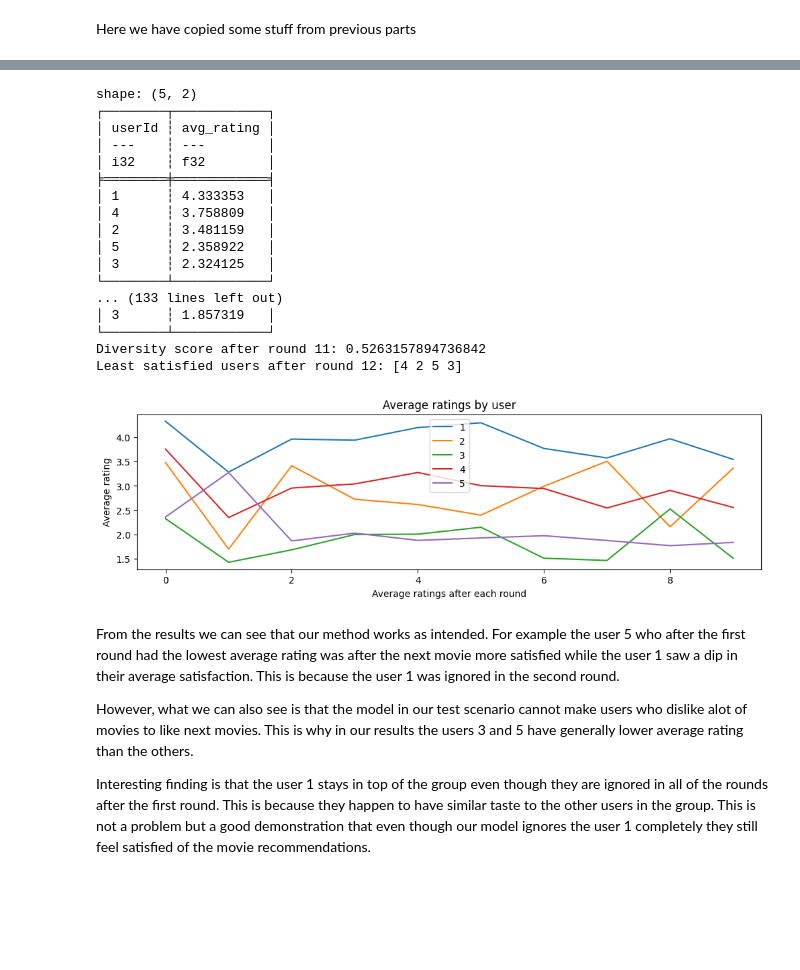
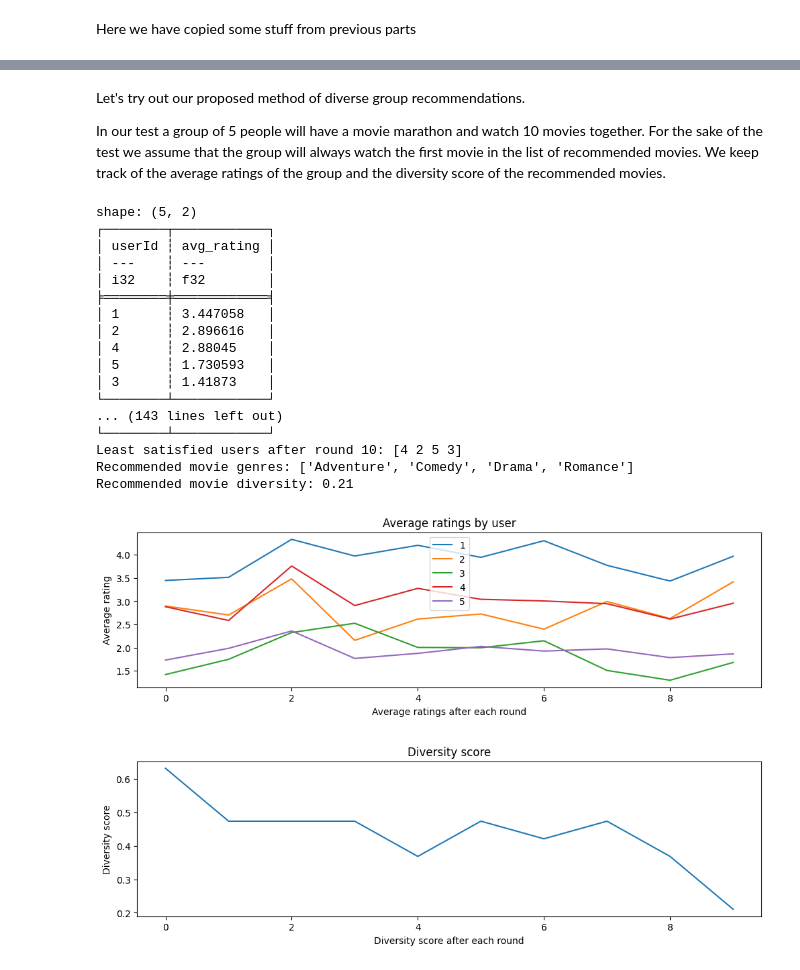
Before and after one commit to kkouri/DATA.ML.360-Recommender-Systems, a Jupyter notebook: src/part3.ipynb, the cells around one changed output, grey strips where cells are left out. Cells and saved outputs as stored; diff of their text form; code cells hidden in the pictures; blank space fills up the shorter version.

```diff
--- a/src/part3.ipynb
+++ b/src/part3.ipynb
@@ -90,17 +90,17 @@ We notice that only 13.79 % of movies have tags (which are used at least once) i
 # %% [markdown]
 Now we propose a diversity score function that takes into account genres. We do this by simply counting the amount of unique genres in the movies that we want to calculate the diversity score for. We then divide this count by the total amount of genres in the dataset. This way we get a percentage of genres that the movies cover.
 # %%
-movie_ids = [1,2]
+movie_indices = [1,2]
 
-def diversity_score(movie_ids):
+def get_diversity_score(movie_indices):
     n_genres = (
         genres_of_movies_df
-        .filter(pl.col("movieId").is_in(movie_ids))
+        .filter(pl.col("index").is_in(movie_indices))
         .select("genres")
         .n_unique()
     )
 
     return n_genres / total_genres
 
-print(f"Diversity score for movies {movie_ids}: {diversity_score(movie_ids)}")
+print(f"Diversity score for movies {movie_indices}: {get_diversity_score(movie_indices):.2f}")
 # %% [output]
@@ -480,36 +514,36 @@ In our test a group of 5 people will have a movie marathon and watch 10 movies t
+# %% [markdown]
+Let's try out our proposed method of diverse group recommendations.
+
+In our test a group of 5 people will have a movie marathon and watch 10 movies together. For the sake of the test we assume that the group will always watch the first movie in the list of recommended movies. We keep track of the average ratings of the group and the diversity score of the recommended movies.
 # %%
 # Create a group of users by picking the first 5 userIds
 user_ids = [1, 2, 3, 4, 5]
 average_ratings_by_user = []
+diversity_scores = []
 
 least_satisfied_users = user_ids
-div_score = 0
-n_movies = 500
-i = 1
-while div_score < 0.5:
+recommended_genres = []
+for i in range(10):
     # get recommendations for the group of users
+    movie_indices, user_ratings, recommended_genres = recommend_next_movies_to_watch(user_ids, least_satisfied_users, recommended_genres)
 
-    i += 1
-
-    if div_score < 0.5:
-        n_movies += 100
-
-    movie_index, user_ratings = recommend_next_movie_to_watch(user_ids, least_satisfied_users, n_movies)
+    # Calculate diversity score for the recommended movies
+    diversity = get_diversity_score(movie_indices)
+    diversity_scores.append(diversity)
 
     # Keep track of average ratings for plots
-    average_ratings_by_user.append(user_ratings.tolist())
+    average_ratings_by_user.append(user_ratings[0].tolist())
 
     # Set the movie as watched by the group
-    set_movie_watched(movie_index, user_ratings, user_ids)
+    # In this test we assume that the group will always watch the first movie in the list
+    set_movie_watched(movie_indices[0], user_ratings[0], user_ids)
 
     # Find the least satisfied subgroup of users
     least_satisfied_users = find_least_satisfied_users()
 
-    # Calculate diversity score
-    div_score = diversity_score([movie_index] + watched_movies_ratings.select("movie_index").to_numpy().reshape(-1).tolist())
-
-
     print(f"Least satisfied users after round {i+1}: {least_satisfied_users}")
+    print(f"Recommended movie genres: {sorted(recommended_genres.tolist())}")
+    print(f"Recommended movie diversity: {diversity:.2f}")
     print()
 # %% [output]
 shape: (5, 2)
@@ -518,33 +552,36 @@ shape: (5, 2)
 │ ---    ┆ ---        │
 │ i32    ┆ f32        │
 ╞════════╪════════════╡
-│ 1      ┆ 4.333353   │
-│ 4      ┆ 3.758809   │
-│ 2      ┆ 3.481159   │
-│ 5      ┆ 2.358922   │
-│ 3      ┆ 2.324125   │
+│ 1      ┆ 3.447058   │
+│ 2      ┆ 2.896616   │
+│ 4      ┆ 2.88045    │
+│ 5      ┆ 1.730593   │
+│ 3      ┆ 1.41873    │
 └────────┴────────────┘
-... (133 lines left out)
-│ 3      ┆ 1.857319   │
+... (143 lines left out)
 └────────┴────────────┘
-Diversity score after round 11: 0.5263157894736842
-Least satisfied users after round 12: [4 2 5 3]
+Least satisfied users after round 10: [4 2 5 3]
+Recommended movie genres: ['Adventure', 'Comedy', 'Drama', 'Romance']
+Recommended movie diversity: 0.21
 # %%
 import matplotlib.pyplot as plt
 
 # Plot the average ratings of the users
 plt.figure(figsize=(12, 3))
 plt.plot(average_ratings_by_user)
 plt.xlabel("Average ratings after each round")
 plt.ylabel("Average rating")
 plt.title("Average ratings by user")
 plt.legend(user_ids)
 plt.show()
+
+# Plot the diversity scores
+plt.figure(figsize=(12, 3))
+plt.plot(diversity_scores)
+plt.xlabel("Diversity score after each round")
+plt.ylabel("Diversity score")
+plt.title("Diversity score")
+plt.show()
 # %% [output]
-[figure, old version]
+[figure, new version]
+[figure, added]
-# %% [markdown]
-From the results we can see that our method works as intended. For example the user 5 who after the first round had the lowest average rating was after the next movie more satisfied while the user 1 saw a dip in their average satisfaction. This is because the user 1 was ignored in the second round.
-
-However, what we can also see is that the model in our test scenario cannot make users who dislike alot of movies to like next movies. This is why in our results the users 3 and 5 have generally lower average rating than the others.
-
-Interesting finding is that the user 1 stays in top of the group even though they are ignored in all of the rounds after the first round. This is because they happen to have similar taste to the other users in the group. This is not a problem but a good demonstration that even though our model ignores the user 1 completely they still feel satisfied of the movie recommendations.
```
Also changed, not shown: parts of 10 cells of this notebook.
